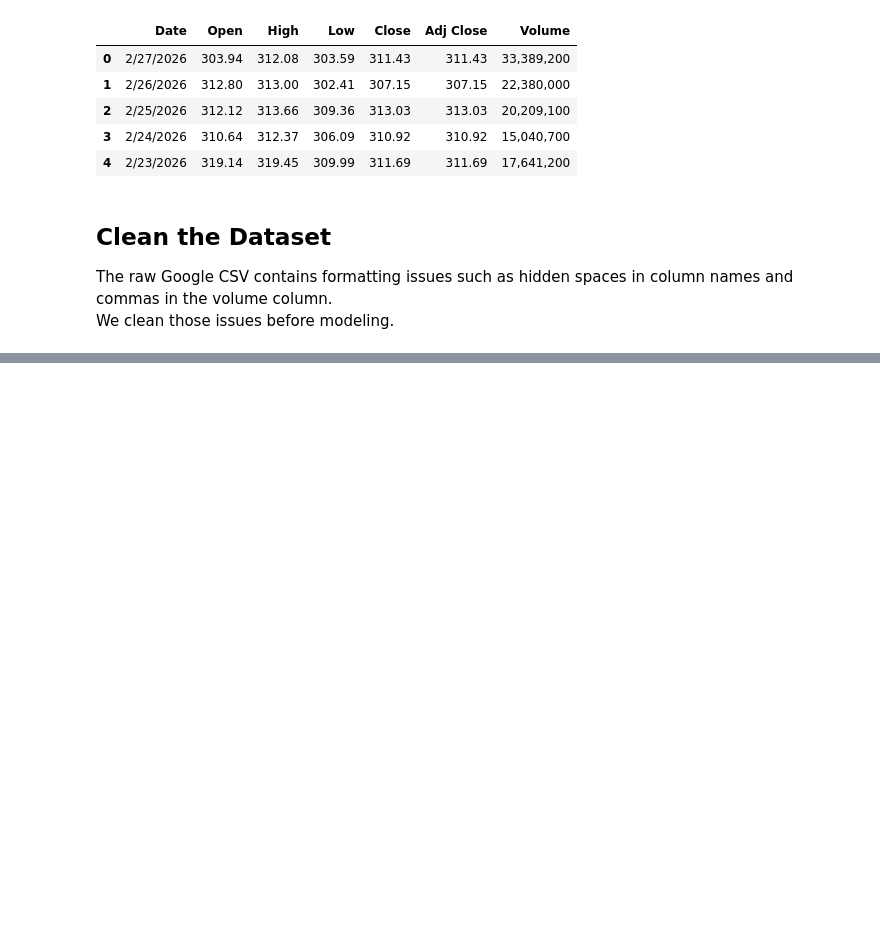
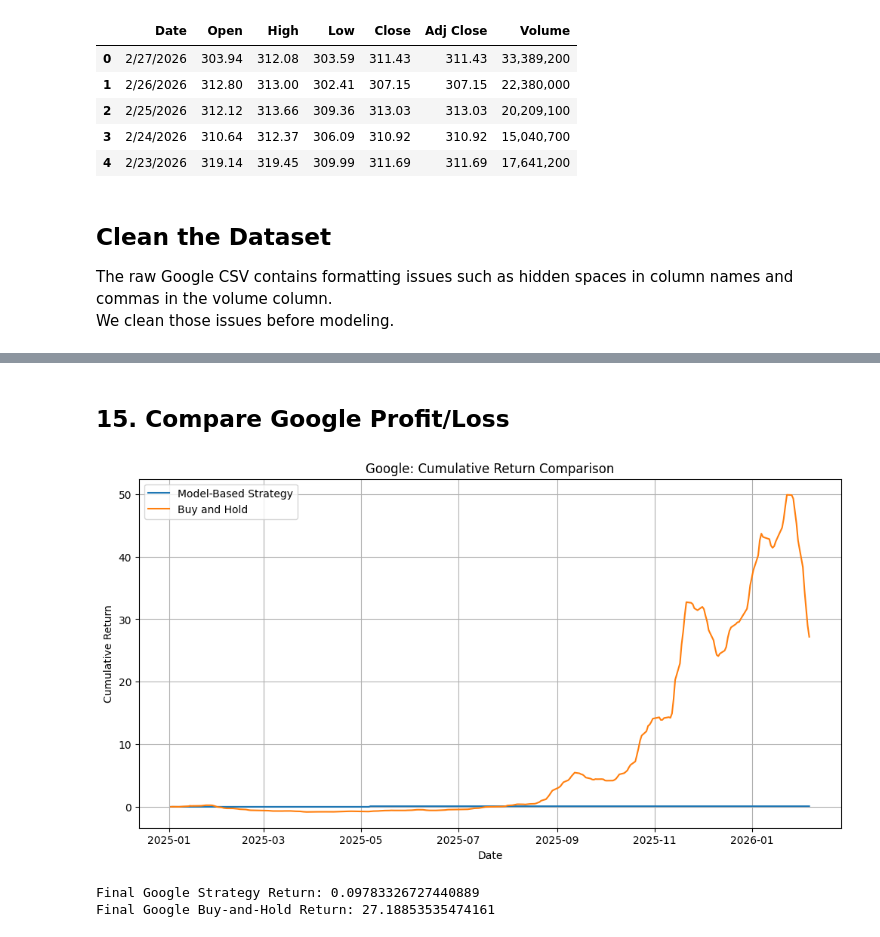
Before and after one commit to SU-IST707-SP26/group-project-algorithm-architects, a Jupyter notebook: work/Models/Xgboost_model.ipynb, the cells around one changed output, grey strips where cells are left out. Drawn from its saved outputs; the diff is of its cells as text; code cells hidden in the pictures; blank space fills up the shorter version.

```diff
--- a/work/Models/Xgboost_model.ipynb
+++ b/work/Models/Xgboost_model.ipynb
@@ -1370,0 +472,20 @@ This makes the Apple analysis directly comparable with the earlier Google sectio
+# %%
+# Define a function to calculate strategy return based on the signal
+def strategy_return(signal, actual_return):
+    if signal == "Buy":
+        return actual_return
+    else:
+        return 0.0
+
+# Apply the strategy to each row
+google_results['strategy_return'] = google_results.apply(
+    lambda row: strategy_return(row['signal'], row['target_7d']),
+    axis=1
+)
+
+# Compute cumulative strategy return and buy-and-hold return
+google_results['cumulative_strategy_return'] = (1 + google_results['strategy_return']).cumprod() - 1
+google_results['cumulative_buy_and_hold'] = (1 + google_results['target_7d']).cumprod() - 1
+
+# Preview backtest output
+google_results[['Date', 'signal', 'target_7d', 'strategy_return']].head(10)
@@ -1370,0 +504,24 @@ This makes the Apple analysis directly comparable with the earlier Google sectio
+# %% [markdown]
+## 15. Compare Google Profit/Loss
+# %%
+# Plot cumulative returns for the model-based strategy and buy-and-hold
+plt.figure(figsize=(12, 6))
+plt.plot(google_results['Date'], google_results['cumulative_strategy_return'], label='Model-Based Strategy')
+plt.plot(google_results['Date'], google_results['cumulative_buy_and_hold'], label='Buy and Hold')
+plt.title('Google: Cumulative Return Comparison')
+plt.xlabel('Date')
+plt.ylabel('Cumulative Return')
+plt.legend()
+plt.grid(True)
+plt.show()
+
+# Print final cumulative returns
+google_final_strategy_return = google_results['cumulative_strategy_return'].iloc[-1]
+google_final_buy_hold_return = google_results['cumulative_buy_and_hold'].iloc[-1]
+
+print("Final Google Strategy Return:", google_final_strategy_return)
+print("Final Google Buy-and-Hold Return:", google_final_buy_hold_return)
+# %% [output]
+[figure, added]
+Final Google Strategy Return: 0.09783326727440889
+Final Google Buy-and-Hold Return: 27.18853535474161
```
Also changed, not shown: parts of 260 cells of this notebook.
